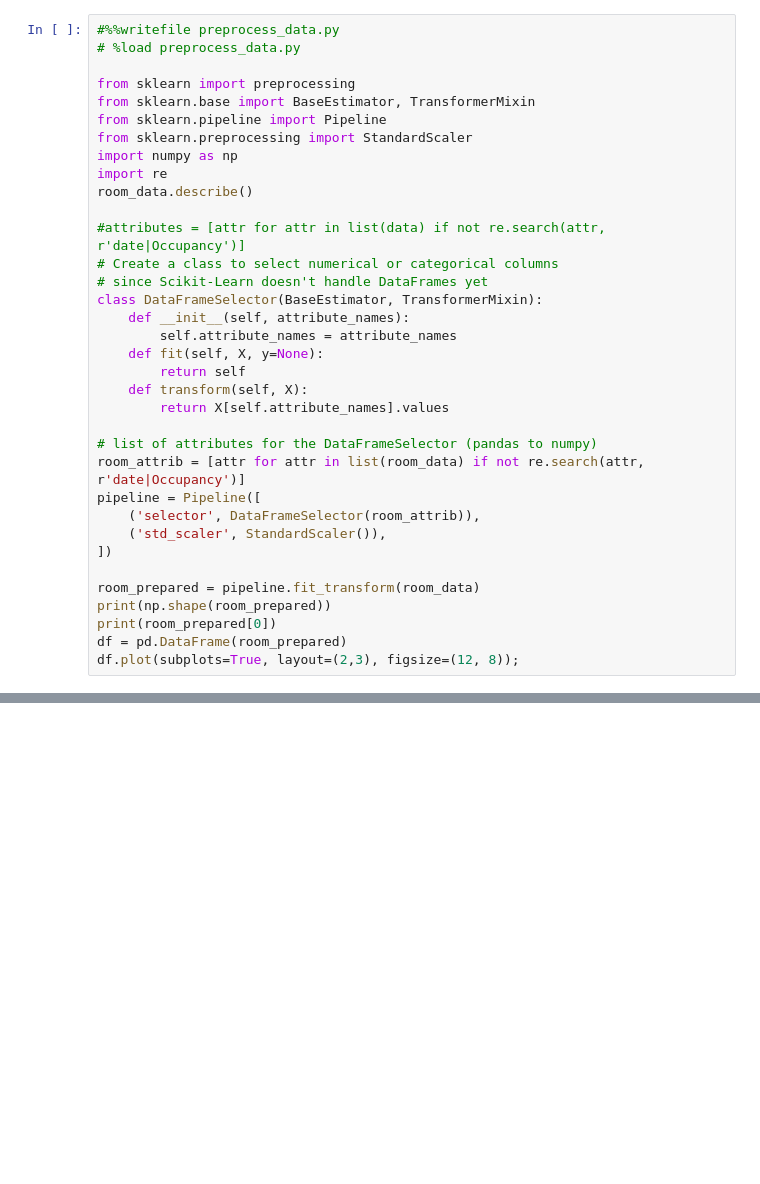
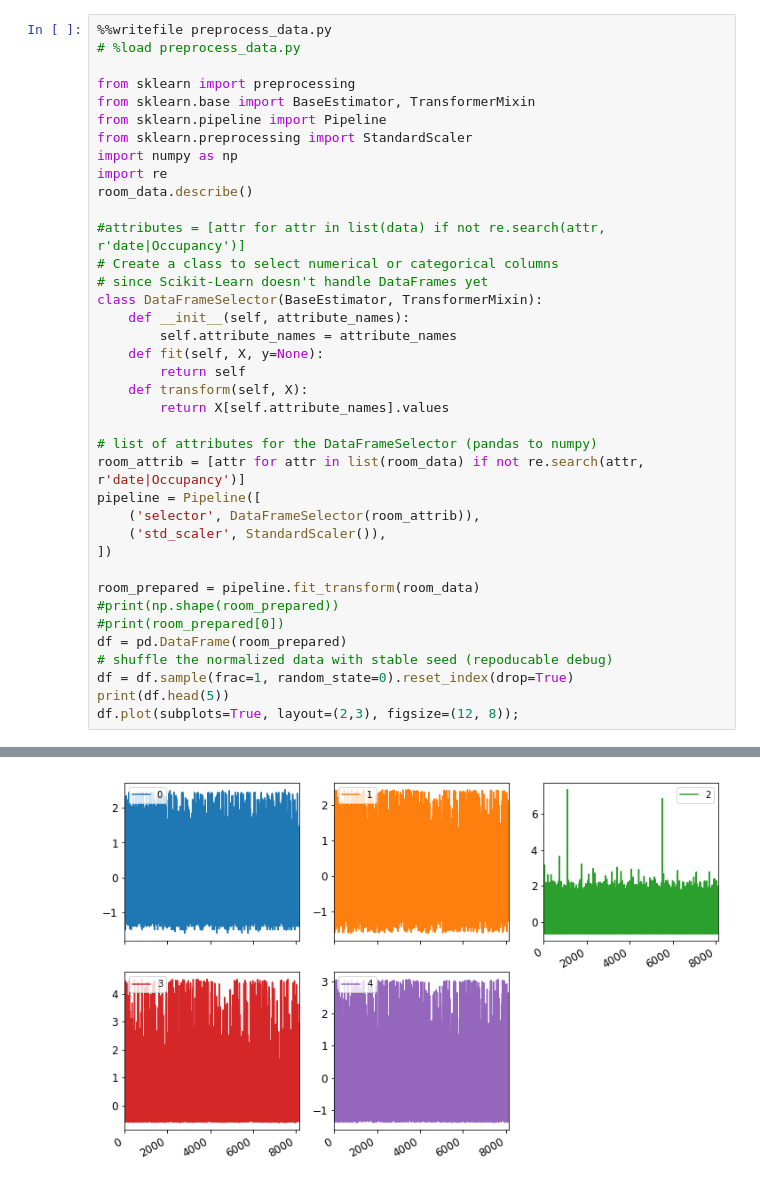
Before and after one commit to skilgoreT/csci5922, a Jupyter notebook: hw/hw2/mlp.ipynb, the cells around one changed output, grey strips where cells are left out. Drawn from its saved outputs; the diff is of its cells as text; blank space fills up the shorter version.

Commit message:
debug mlp code

```diff
--- a/hw/hw2/mlp.ipynb
+++ b/hw/hw2/mlp.ipynb
@@ -45,5 +59,5 @@ Overwriting plot_data.py
 # %%
-#%%writefile preprocess_data.py
+%%writefile preprocess_data.py
 # %load preprocess_data.py
 
 from sklearn import preprocessing
@@ -73,8 +87,11 @@ pipeline = Pipeline([
 ])
 
 room_prepared = pipeline.fit_transform(room_data)
-print(np.shape(room_prepared))
-print(room_prepared[0])
+#print(np.shape(room_prepared))
+#print(room_prepared[0])
 df = pd.DataFrame(room_prepared)
+# shuffle the normalized data with stable seed (repoducable debug)
+df = df.sample(frac=1, random_state=0).reset_index(drop=True)
+print(df.head(5))
 df.plot(subplots=True, layout=(2,3), figsize=(12, 8));
 # %% [output]
@@ -81,0 +104 @@ Overwriting preprocess_data.py
+[figure, added]
```
Also changed, not shown: parts of 10 cells of this notebook, 3 other files.
